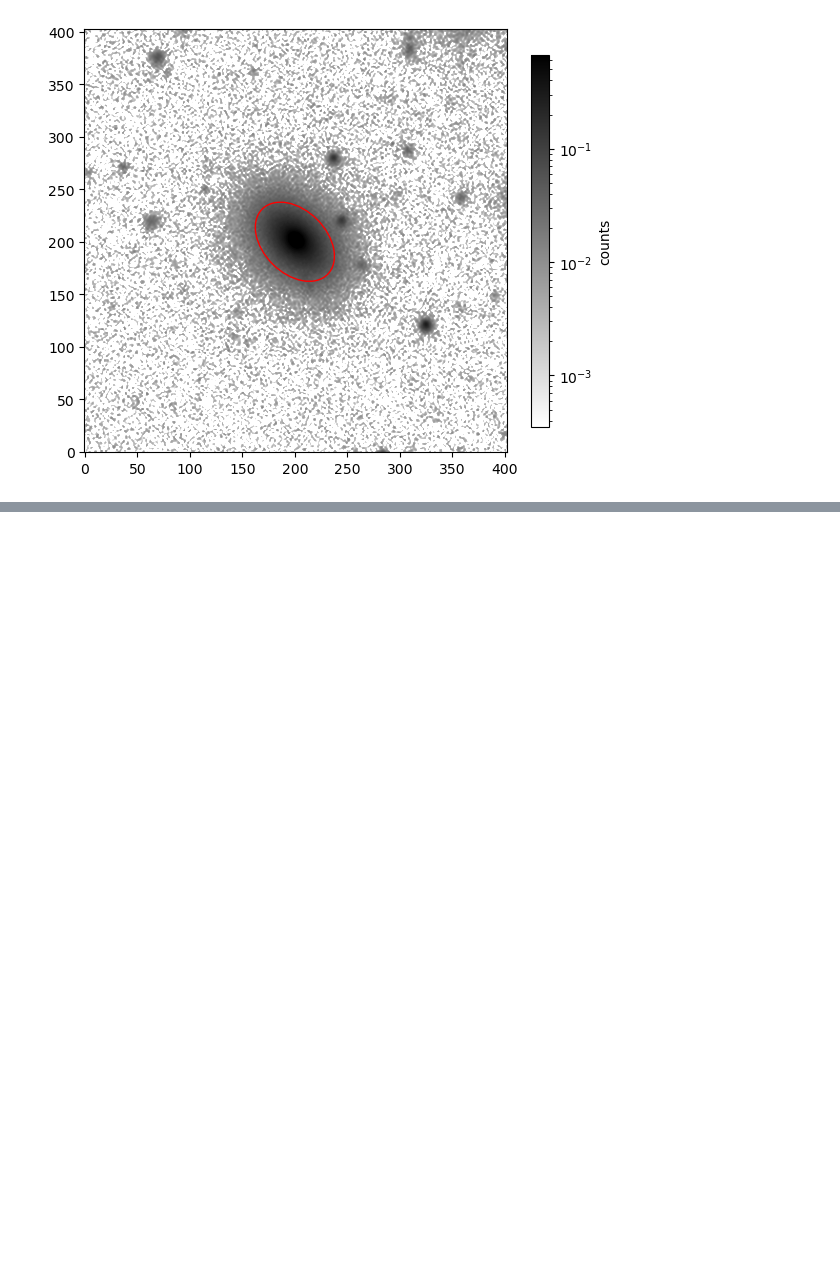
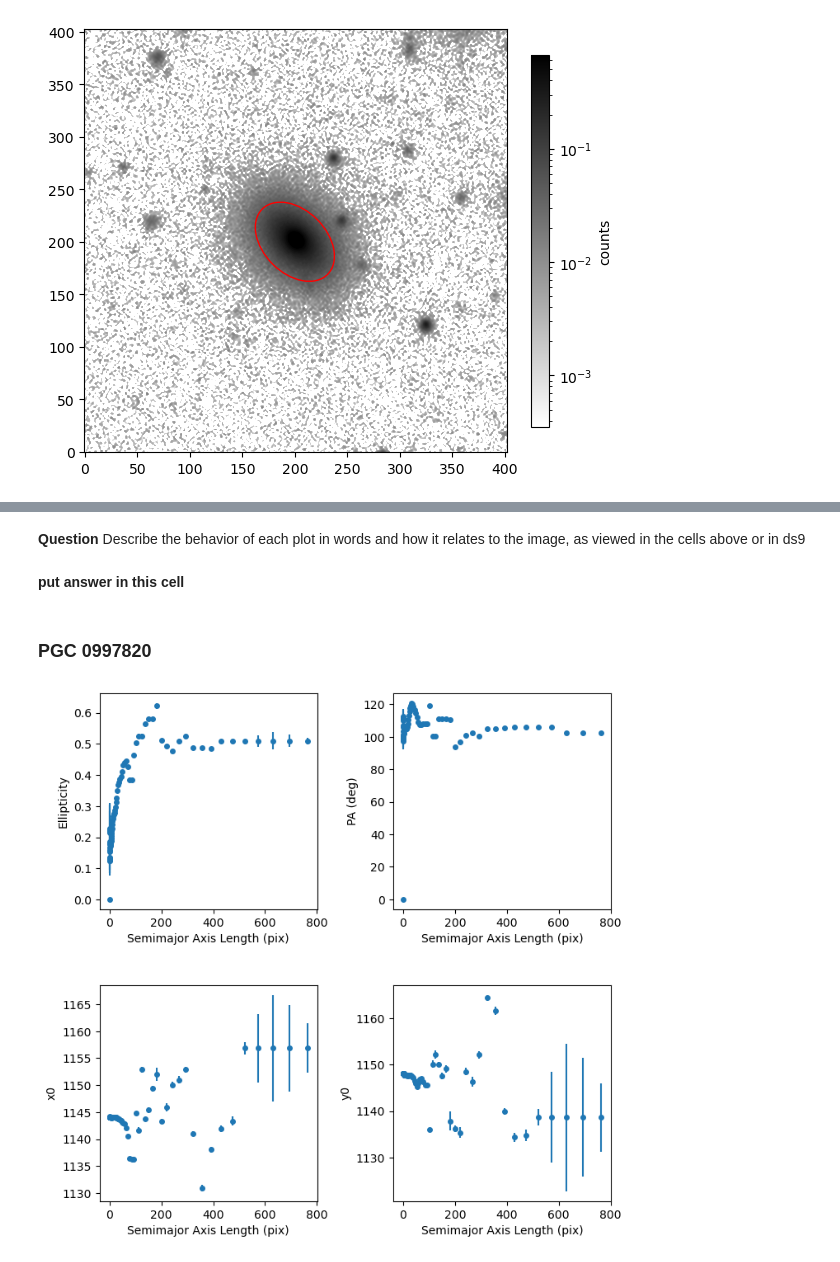
Before and after one commit to grudnick/ASTR596_F23_project_workspace, a Jupyter notebook: SurfacePhotometry/surface_photometry_teacher.ipynb, the cells around one changed output, grey strips where cells are left out. Drawn from its saved outputs; the diff is of its cells as text; code cells hidden in the pictures; blank space fills up the shorter version.

```diff
--- a/SurfacePhotometry/surface_photometry_teacher.ipynb
+++ b/SurfacePhotometry/surface_photometry_teacher.ipynb
@@ -510,0 +619,21 @@ aper.plot(color='red')
+# %% [markdown]
+**Question** Describe the behavior of each plot in words and how it relates to the image, as viewed in the cells above or in ds9
+# %% [markdown]
+**put answer in this cell**
+# %% [markdown]
+### PGC 0997820
+# %%
+#this will do the fitting of the isophotes by making an instance of the Ellipse class
+#It then fits the data using the initial guesses we computed above
+galname = 'PGC0997820'
+ellipse[galname] = Ellipse(data_ngc5985_bsub, geometry[galname])
+isolist[galname] = ellipse[galname].fit_image()
+# %%
+#this puts the output into a table containing every ellipse.
+#You can comment this first line out if you don't want it always to print out.
+#print(isolist[galname].to_table())
+
+#make a set of plots that show some attributes of every ellipse.
+plotellipse(isolist[galname])
+# %% [output]
+[figure, added]
```
Also changed, not shown: parts of 29 cells of this notebook.
